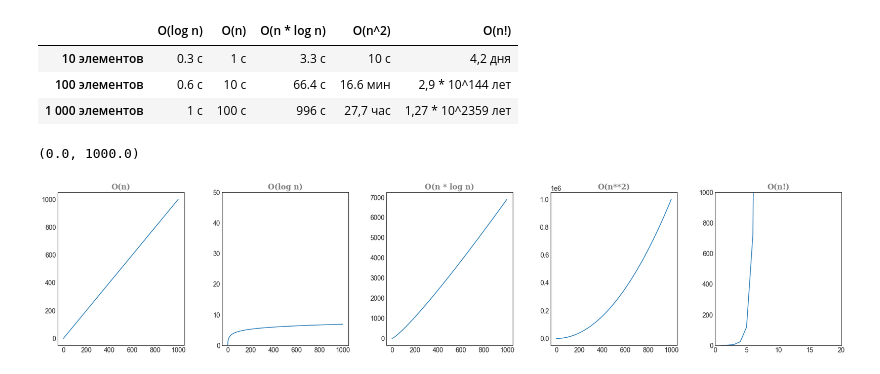
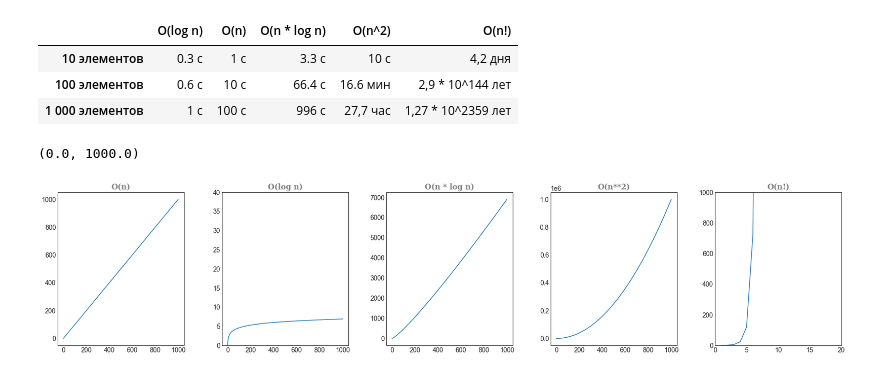
Before and after one commit to PosyaginK/grokking_algoritms, a Jupyter notebook: chapter_4.ipynb, the cells around one changed output. Drawn from its saved outputs; the diff is of its cells as text; code cells hidden in the pictures.

```diff
--- a/chapter_4.ipynb
+++ b/chapter_4.ipynb
@@ -457,32 +455,32 @@ title_font = {
 
 axis_font = {
     "fontsize": 14,
     "family": "serif",
 }
 
 fig, ax = plt.subplots(nrows=1, ncols=5)
 ax1, ax2, ax3, ax4, ax5 = ax.flatten()
 
 fig.set_size_inches(30, 6)
 fig.subplots_adjust(wspace=0.3, hspace=0.3)
 
 ax1.plot(x, y)
 ax1.set_title("O(n)", fontdict=title_font)
 
 ax2.plot(x, y1)
 ax2.set_title("O(log n)", fontdict=title_font)
-ax2.set_ylim([0, 50])
+ax2.set_ylim([0, 40])
 
 ax3.plot(x, y2)
 ax3.set_title("O(n * log n)", fontdict=title_font)
 
 ax4.plot(x, y3)
 ax4.set_title("O(n**2)", fontdict=title_font)
 
 ax5.plot(x4, y4)
 ax5.set_title("O(n!)", fontdict=title_font)
 ax5.set_xlim([0, 20])
 ax5.set_ylim([0, 1000])
 # %% [output]
 (0.0, 1000.0)
-[figure, old version]
+[figure, new version]
```
Also changed, not shown: parts of 27 cells of this notebook.
